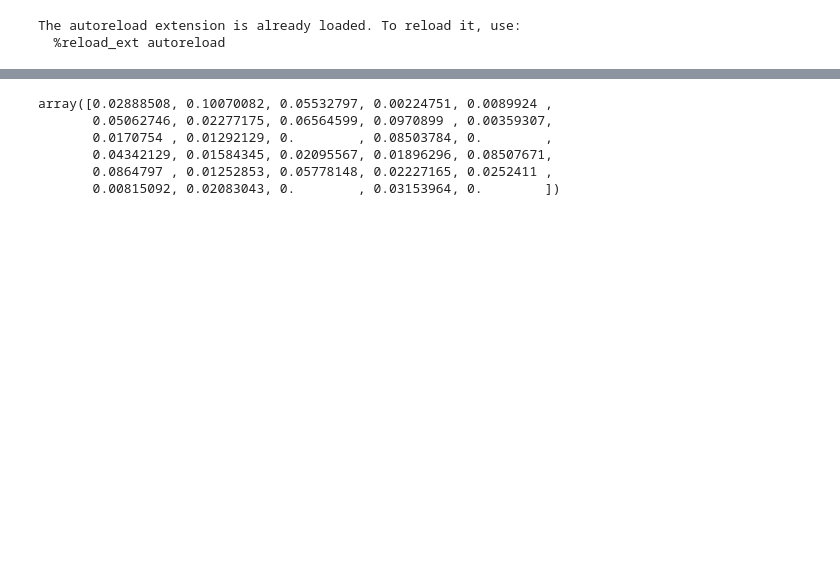
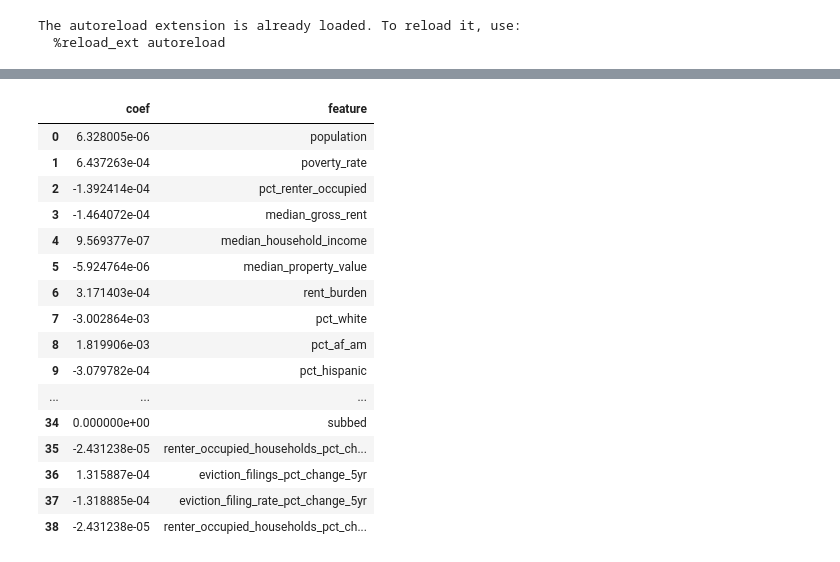
Before and after one commit to justincohler/evictions-learn, a Jupyter notebook: src/Scratch.ipynb, the cells around one changed output, grey strips where cells are left out. Saved outputs shown, nothing was run; the diff lists cells and outputs as text; code cells hidden in the pictures; blank space fills up the shorter version.

```diff
--- a/src/Scratch.ipynb
+++ b/src/Scratch.ipynb
@@ -64,11 +65,22 @@ results
 | 62 | (2006-01-01 00:00:00, 2014-12-31 ... | (2013-01-01 00:00:00, 2013-12-31 ... | NB | GaussianNB(priors=None) | {} | [demographic, eviction] | top20_rate | None | ... |
 63 rows × 30 columns
 # %%
-results['model_result'][0].feature_importances
+results['model_result'][58].coef
 # %% [output]
-array([0.02888508, 0.10070082, 0.05532797, 0.00224751, 0.0089924 ,
-       0.05062746, 0.02277175, 0.06564599, 0.0970899 , 0.00359307,
-       0.0170754 , 0.01292129, 0.        , 0.08503784, 0.        ,
-       0.04342129, 0.01584345, 0.02095567, 0.01896296, 0.08507671,
-       0.0864797 , 0.01252853, 0.05778148, 0.02227165, 0.0252411 ,
-       0.00815092, 0.02083043, 0.        , 0.03153964, 0.        ])
+|  | coef | feature |
+| 0 | 6.328005e-06 | population |
+| 1 | 6.437263e-04 | poverty_rate |
+| 2 | -1.392414e-04 | pct_renter_occupied |
+| 3 | -1.464072e-04 | median_gross_rent |
+| 4 | 9.569377e-07 | median_household_income |
+| 5 | -5.924764e-06 | median_property_value |
+| 6 | 3.171403e-04 | rent_burden |
+| 7 | -3.002864e-03 | pct_white |
+| 8 | 1.819906e-03 | pct_af_am |
+| 9 | -3.079782e-04 | pct_hispanic |
+| ... | ... | ... |
+| 34 | 0.000000e+00 | subbed |
+| 35 | -2.431238e-05 | renter_occupied_households_pct_ch... |
+| 36 | 1.315887e-04 | eviction_filings_pct_change_5yr |
+| 37 | -1.318885e-04 | eviction_filing_rate_pct_change_5yr |
+| 38 | -2.431238e-05 | renter_occupied_households_pct_ch... |
```
Also changed, not shown: parts of 4 cells of this notebook, 1 other file.
